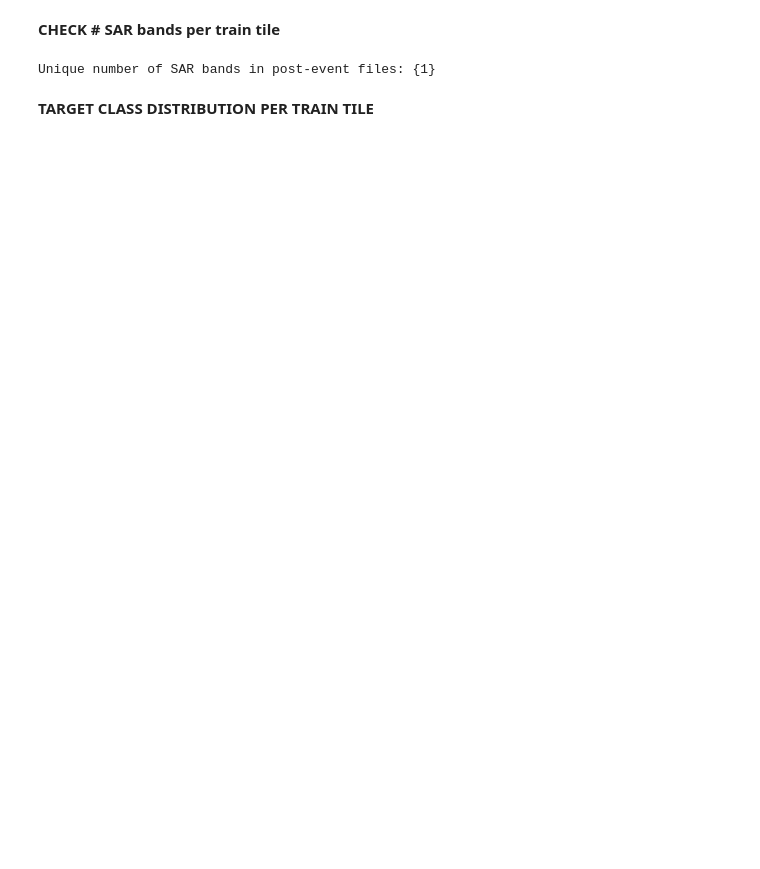
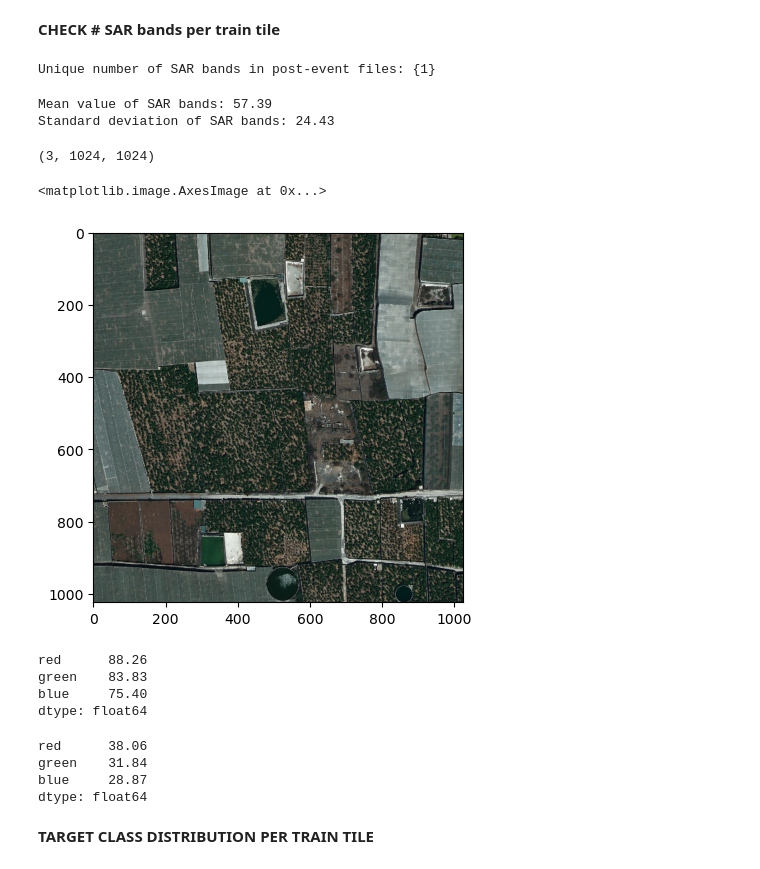
Before and after one commit to hansendav/UBS-DFC25, a Jupyter notebook: data_exp/initial_exploration.ipynb, the cells around one changed output. Cells and saved outputs as stored; diff of their text form; code cells hidden in the pictures; blank space fills up the shorter version.

```diff
--- a/data_exp/initial_exploration.ipynb
+++ b/data_exp/initial_exploration.ipynb
@@ -8,6 +9,7 @@ path_dataset = '../../dfc25_track2_trainval/'
 # %%
 train_post_files = os.listdir(path_dataset + 'train/post-event/')
 train_label_maps = os.listdir(path_dataset + 'train/target/')
+train_pre_files = os.listdir(path_dataset + 'train/pre-event/')
 # %% [markdown]
 **CHECK # SAR bands per train tile**
 # %%
@@ -20,3 +22,32 @@ for file in train_post_files:
 print(f'Unique number of SAR bands in post-event files: {set(number_of_sar_bands)}')
 # %% [output]
 Unique number of SAR bands in post-event files: {1}
+# %%
+band_values = []
+for file in train_post_files:
+    with rasterio.open(os.path.join(path_dataset, 'train/post-event/' + file)) as src:
+        img = src.read()
+        band_values.append(img.flatten().mean())
+# %%
+mean_SAR = np.array(band_values).mean()
+std_SAR = np.array(band_values).std()
+
+print(
+    f'Mean value of SAR bands: {mean_SAR:.2f}\n'
+    f'Standard deviation of SAR bands: {std_SAR:.2f}'
+)
+# %% [output]
+Mean value of SAR bands: 57.39
+Standard deviation of SAR bands: 24.43
+# %%
+file = train_pre_files[0]
+with rasterio.open(os.path.join(path_dataset, 'train/pre-event/' + file)) as src:
+    img = src.read() # channel first
+img.shape
+# %% [output]
+(3, 1024, 1024)
+# %%
+plt.imshow(img.transpose(1, 2, 0))
+# %% [output]
+<matplotlib.image.AxesImage at 0x...>
+[figure, added]
@@ -23,3 +69,17 @@ Unique number of SAR bands in post-event files: {1}
+# %%
+band_values.mean().round(2)
+# %% [output]
+red      88.26
+green    83.83
+blue     75.40
+dtype: float64
+# %%
+band_values.std().round(2)
+# %% [output]
+red      38.06
+green    31.84
+blue     28.87
+dtype: float64
 # %% [markdown]
 **TARGET CLASS DISTRIBUTION PER TRAIN TILE**
 # %%
```
Also changed, not shown: parts of 3 cells of this notebook, 2 other files.
